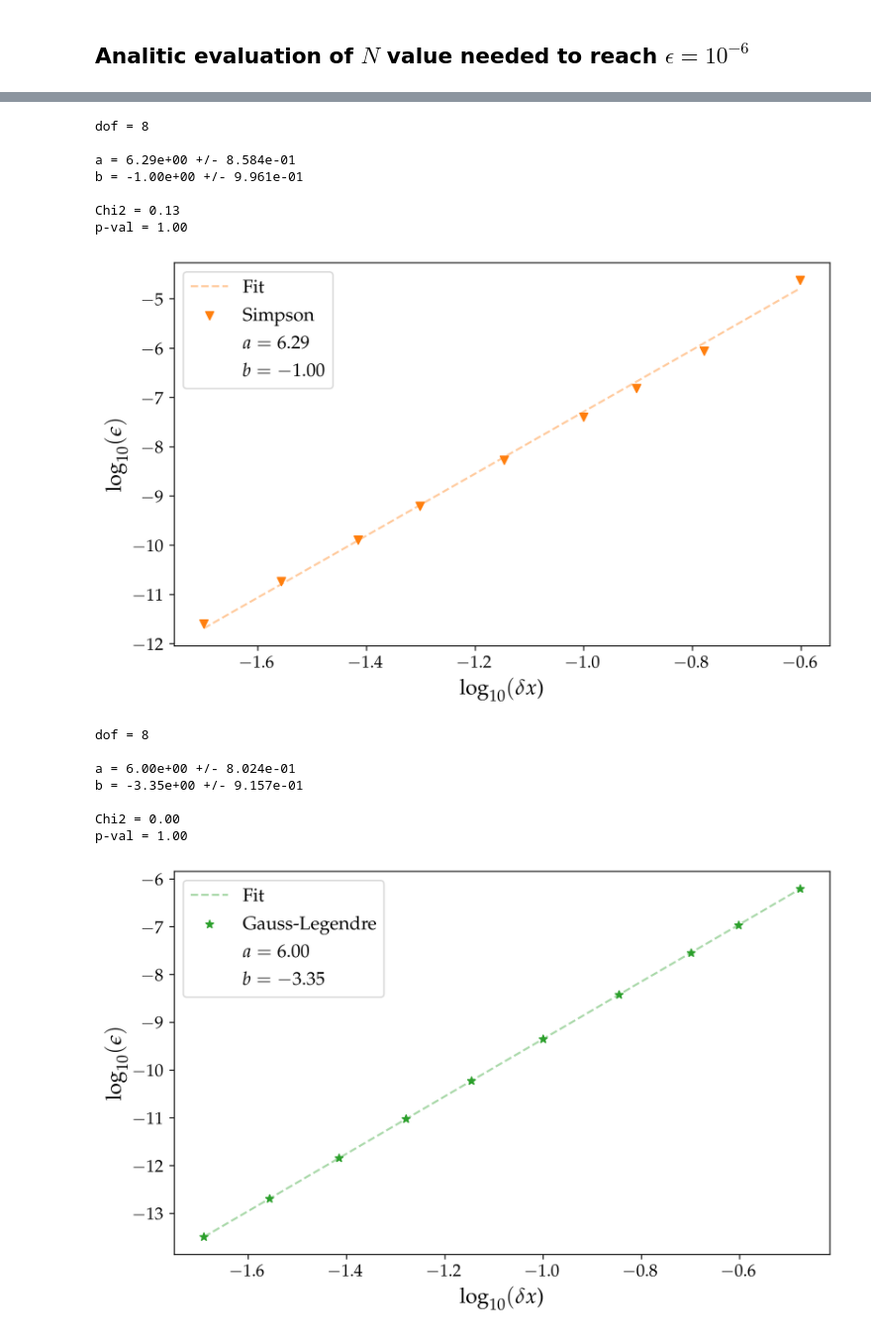
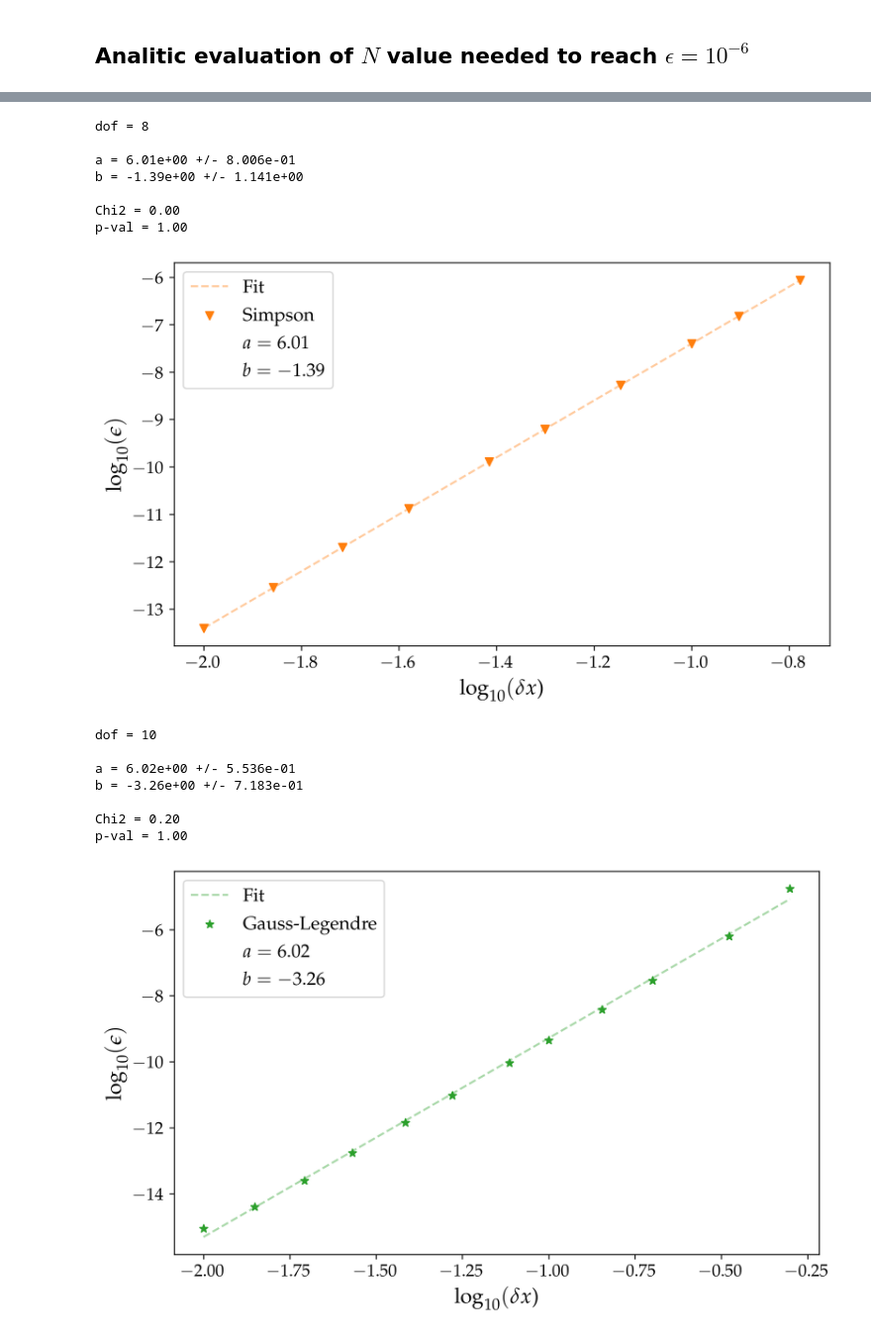
Before and after one commit to mvolpato-unimib/Lab_comp, a Jupyter notebook: ex21/leg_quad.ipynb, the cells around one changed output, grey strips where cells are left out. Shown at 99% size. Cells and saved outputs as stored; diff of their text form; code cells hidden in the pictures.

```diff
--- a/ex21/leg_quad.ipynb
+++ b/ex21/leg_quad.ipynb
@@ -106,7 +106,7 @@ diff = 4.440892098500626e-16
 ## **Analitic evaluation of $N$ value needed to reach $\epsilon=10^{-6}$**
 # %%
 # Params
-dx_span = np.logspace(-7, -0.5, 50)
+dx_span = np.logspace(-7, 0, 50)
 true_dx_ls = [[],[],[]]
 
 eps = 1e-14
@@ -130,7 +130,7 @@ N_span = ((b-a) / true_dx)
 
 N_span = N_span[0]
 
-plt.figure(figsize=(6,4))
+plt.figure(figsize=(7,4.5))
 for i in range(3):
     plt.loglog(true_dx[0], error[i], ls='', marker=gr_spec[i][1], label=gr_spec[i][0])
 
@@ -162,7 +162,7 @@ p-val = 1.00
 # %%
 i = 1
-cut = 40
-dx, eps_dx = (true_dx[i][cut:], error[i][cut:])
+cut = 35
+dx, eps_dx = (true_dx[i][cut:-5], error[i][cut:-5])
 
 res_s = lin_fit(np.log10(dx), np.log10(eps_dx),
         mar='v', col='C1', name_points='Simpson',
@@ -170,28 +170,28 @@ res_s = lin_fit(np.log10(dx), np.log10(eps_dx),
 # %% [output]
 dof = 8
 
-a = 6.29e+00 +/- 8.584e-01
-b = -1.00e+00 +/- 9.961e-01
+a = 6.01e+00 +/- 8.006e-01
+b = -1.39e+00 +/- 1.141e+00
 
-Chi2 = 0.13
+Chi2 = 0.00
 p-val = 1.00
-[figure, old version]
+[figure, new version]
 # %%
 i = 2
-cut = 40
-dx, eps_dx = (true_dx[i][cut:], error[i][cut:])
+cut = 35
+dx, eps_dx = (true_dx[i][cut:-3], error[i][cut:-3])
 
 res_g = lin_fit(np.log10(dx), np.log10(eps_dx),
         mar='*', col='C2', name_points='Gauss-Legendre',
         labels=(r'$\log_{10}(\delta x$)', r'$\log_{10}(\epsilon)$'), save_name='plots/FitGauss_2')
 # %% [output]
-dof = 8
+dof = 10
 
-a = 6.00e+00 +/- 8.024e-01
-b = -3.35e+00 +/- 9.157e-01
+a = 6.02e+00 +/- 5.536e-01
+b = -3.26e+00 +/- 7.183e-01
 
-Chi2 = 0.00
+Chi2 = 0.20
 p-val = 1.00
-[figure, old version]
+[figure, new version]
 # %%
 
```
Also changed, not shown: parts of 6 cells of this notebook, 5 other files.
